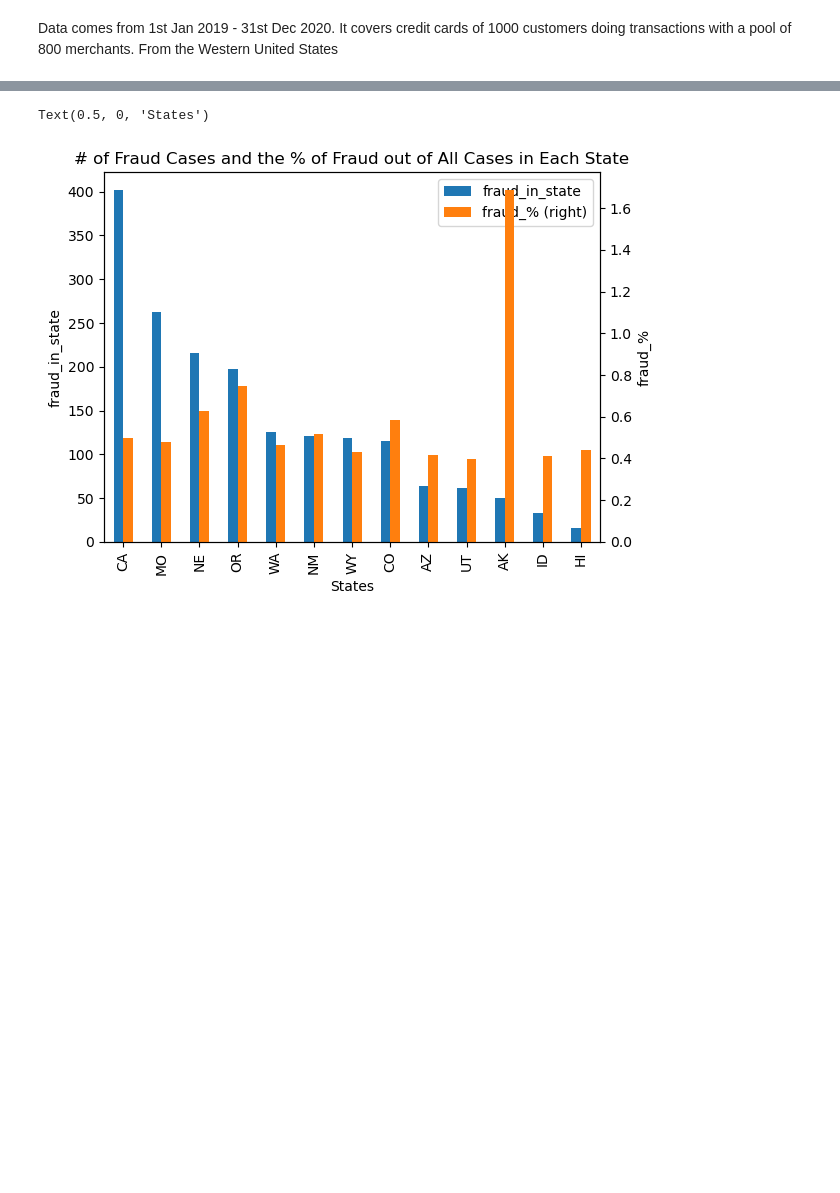
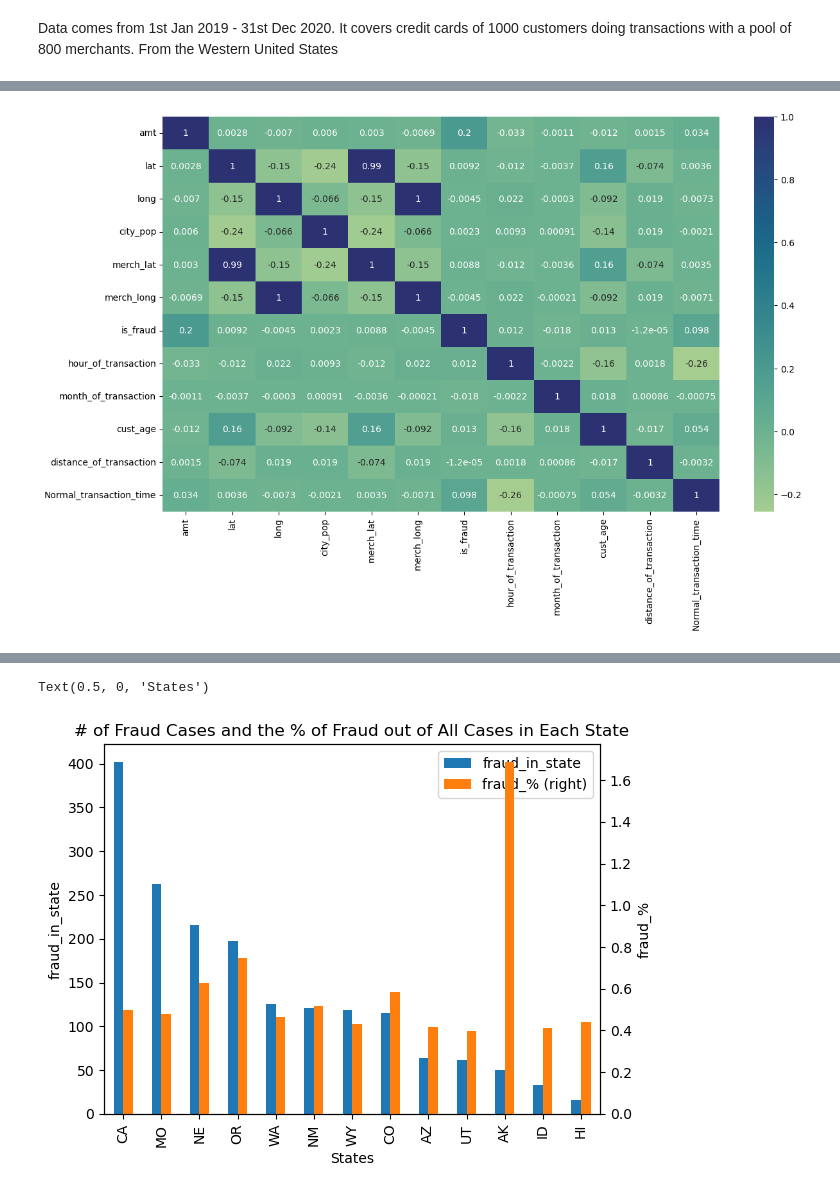
Before and after one commit to jalikens/CS484-DMA, a Jupyter notebook: Data_charts.ipynb, the cells around one changed output, grey strips where cells are left out. Saved outputs shown, nothing was run; the diff lists cells and outputs as text; code cells hidden in the pictures; blank space fills up the shorter version.

```diff
--- a/Data_charts.ipynb
+++ b/Data_charts.ipynb
@@ -5,6 +8,30 @@ import numpy as np
 
 # reading and storing data
 data = pd.read_csv('credit_card_fraud.csv', parse_dates=['trans_date_trans_time',])
+# %%
+# Method to calculate the distance between to longitude and latitude points.
+# Since we have both the customer (lat, long) at time of purchase and the merchant's (lat,long) we can compute the distance between the two
+# this could lead us seeing if the is any correlation between how far a purchase is and if it is fraud or not
+def distance(lat1, lon1, lat2, lon2):
+    # radius of the Earth in km
+    R = 6371.0
+
+    # convert degrees to radians
+    lat1 = math.radians(lat1)
+    lon1 = math.radians(lon1)
+    lat2 = math.radians(lat2)
+    lon2 = math.radians(lon2)
+
+    # compute the differences between the two points
+    dlon = lon2 - lon1
+    dlat = lat2 - lat1
+
+    # compute the Haversine formula
+    a = math.sin(dlat / 2)**2 + math.cos(lat1) * math.cos(lat2) * math.sin(dlon / 2)**2
+    c = 2 * math.atan2(math.sqrt(a), math.sqrt(1 - a))
+    dist = R * c
+
+    return dist
 # %% [markdown]
 Data comes from 1st Jan 2019 - 31st Dec 2020. It covers credit cards of 1000 customers doing transactions with a pool of 800 merchants. From the Western United States
 # %%
@@ -17,11 +44,15 @@ data['hour_of_transaction'] = data.trans_date_trans_time.dt.hour # hour of trans
 data['month_of_transaction'] = data.trans_date_trans_time.dt.month # month of transaction
 data['dow_of_transaction'] = data.trans_date_trans_time.dt.day_name() # day of week of transaction
 data['cust_age'] = (data['trans_date_trans_time'] - data['dob']).astype('timedelta64[Y]') # age of person during transaction
+data['distance_of_transaction'] = data.apply(lambda row: distance(row['lat'], row['long'], row['merch_lat'], row['merch_long']), axis=1)
 
+# print the updated DataFrame
 # encoding: 0 = normal time, 1 = odd time
 data['Normal_transaction_time'] = 0
 data.loc[data.hour_of_transaction < 5,'Normal_transaction_time'] = 1
 data.loc[data.hour_of_transaction > 21,'Normal_transaction_time'] = 1
+
+data = data.drop(columns=['trans_date_trans_time'])
 # %% [markdown]
 From here we are showing some interesting data that we extracted from our dataset.
 The data shown below can help us understand more about our data as well as help us pinpoint some factors that may be better than others in detecting fraud.
@@ -33,0 +76,7 @@ The data shown below can help us understand more about our data as well as help
+# %%
+# Heatmap
+fig = plt.figure(figsize=(14,8))
+sns.heatmap(data.corr(), cmap='crest', annot=True)
+plt.show()
+# %% [output]
+[figure, added]
```
Also changed, not shown: parts of 8 cells of this notebook, 1 other file.
